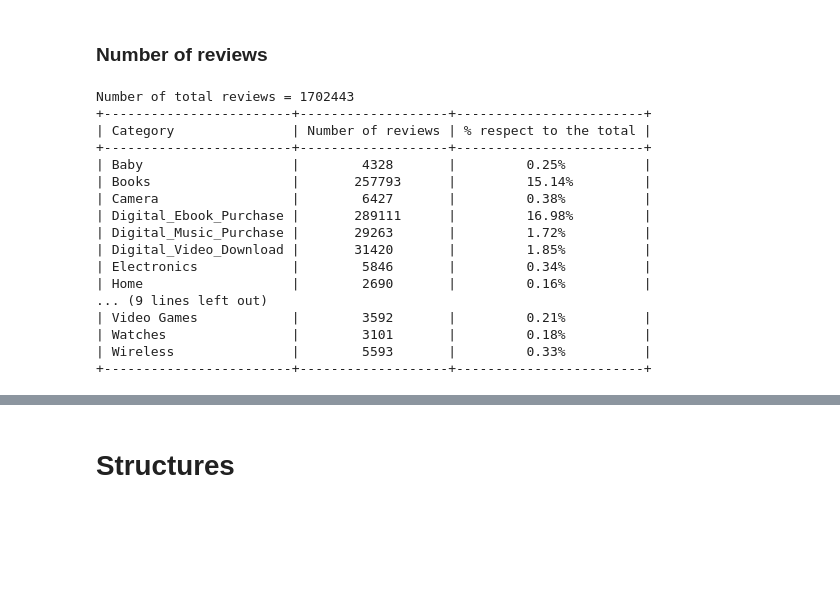
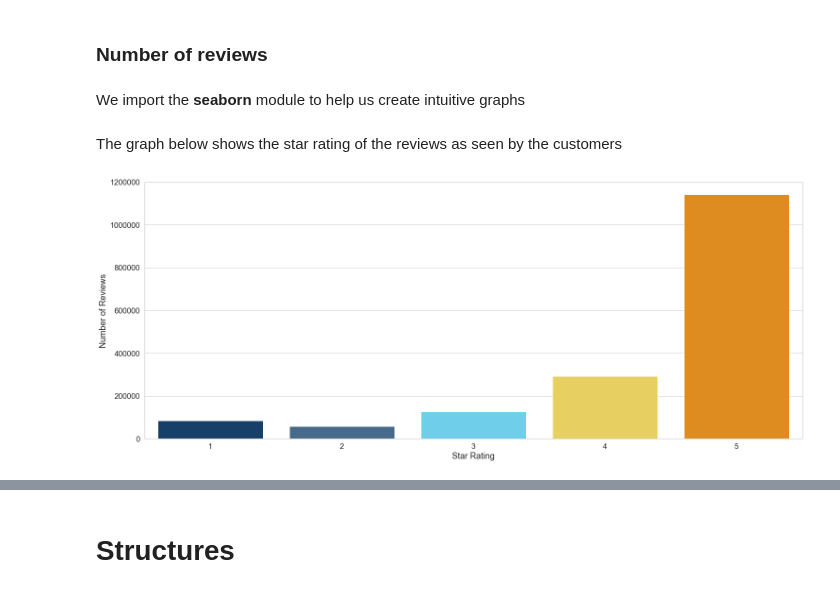
Before and after one commit to carmignanivittorio/Amazon-review-dataset-analysis, a Jupyter notebook: DataProcessing.ipynb, the cells around one changed output, grey strips where cells are left out. Drawn from its saved outputs; the diff is of its cells as text; code cells hidden in the pictures; blank space fills up the shorter version.

Commit message:
changes and addition of comments and graphs to the dataprocessig

```diff
--- a/DataProcessing.ipynb
+++ b/DataProcessing.ipynb
@@ -23,3 +26,5 @@ PATH_DATA = "V:/Programmazione/Amazon/"
+# %%
+PATH_DATA = "C:/Users/Tosodoulis/Desktop/All The Folders/DTU Courses/First Semester/02805-Social Graphs and Interactions/final/final/"
 # %%
 """
 \brief The function returns the percentage given the value and its total
@@ -170,29 +147,4 @@ Number of total reviews = 1705765
 # %% [markdown]
 ### Number of reviews
-# %%
-t = PT(['Category', 'Number of reviews','% respect to the total'])
-tot = float(df.count()[0])
-for c in categories:
-    count = df[df.product_category==c].count()[0]
-    t.add_row([c,count,"%.2f%%" % percent(count,tot)])
-t.align["Category"] = 'l'
-print("Number of total reviews = %.0f" % tot)
-print(t.get_string(title="Number of reviews divided by category"))
-# %% [output]
-Number of total reviews = 1702443
-+------------------------+-------------------+------------------------+
-| Category               | Number of reviews | % respect to the total |
-+------------------------+-------------------+------------------------+
-| Baby                   |        4328       |         0.25%          |
-| Books                  |       257793      |         15.14%         |
-| Camera                 |        6427       |         0.38%          |
-| Digital_Ebook_Purchase |       289111      |         16.98%         |
-| Digital_Music_Purchase |       29263       |         1.72%          |
-| Digital_Video_Download |       31420       |         1.85%          |
-| Electronics            |        5846       |         0.34%          |
-| Home                   |        2690       |         0.16%          |
-... (9 lines left out)
-| Video Games            |        3592       |         0.21%          |
-| Watches                |        3101       |         0.18%          |
-| Wireless               |        5593       |         0.33%          |
-+------------------------+-------------------+------------------------+
+# %% [markdown]
+We import the **seaborn** module to help us create intuitive graphs
@@ -198,0 +153,12 @@ Number of total reviews = 1702443
+# %% [markdown]
+The graph below shows the star rating of the reviews as seen by the customers
+# %%
+star_table = df[["star_rating","product_category"]].groupby(["star_rating"]).count().reset_index()
+sns.set(font_scale=1.5,style="whitegrid",rc={'figure.figsize':(25,10)})
+colors = ["#094074","#3c6997","#5adbff","#ffdd4a","#fe9000"]
+sns.barplot(x ="star_rating",y ="product_category",palette=colors, data=star_table )
+plt.xlabel("Star Rating")
+plt.ylabel("Number of Reviews")
+plt.show()
+# %% [output]
+[figure, added]
```
Also changed, not shown: parts of 26 cells of this notebook, 1 other file.
